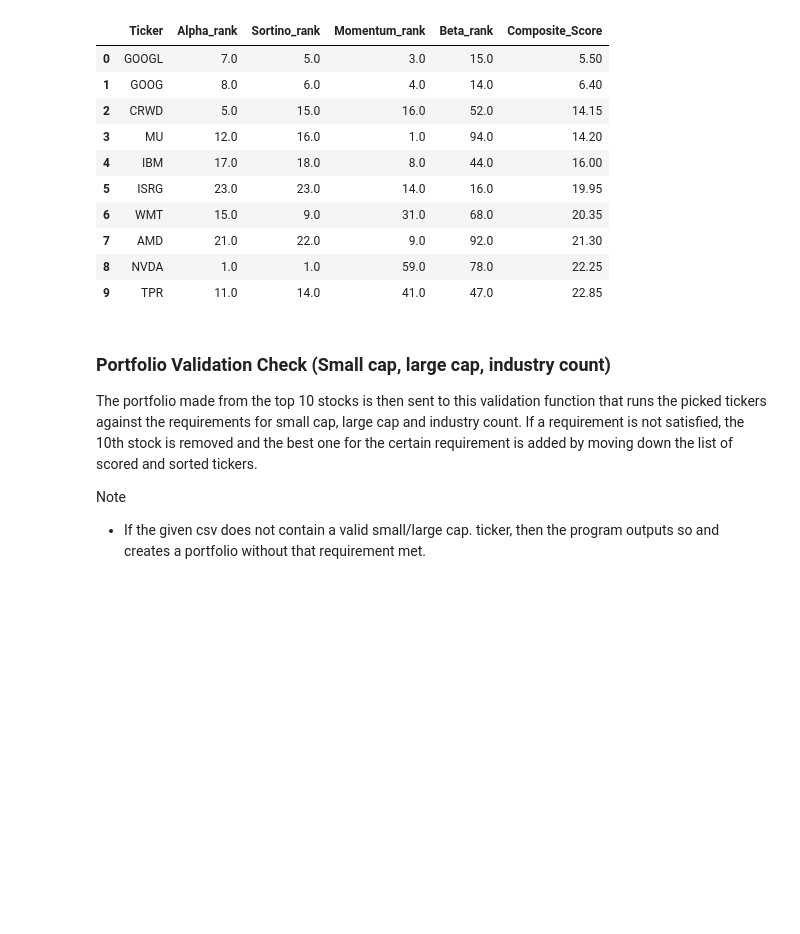
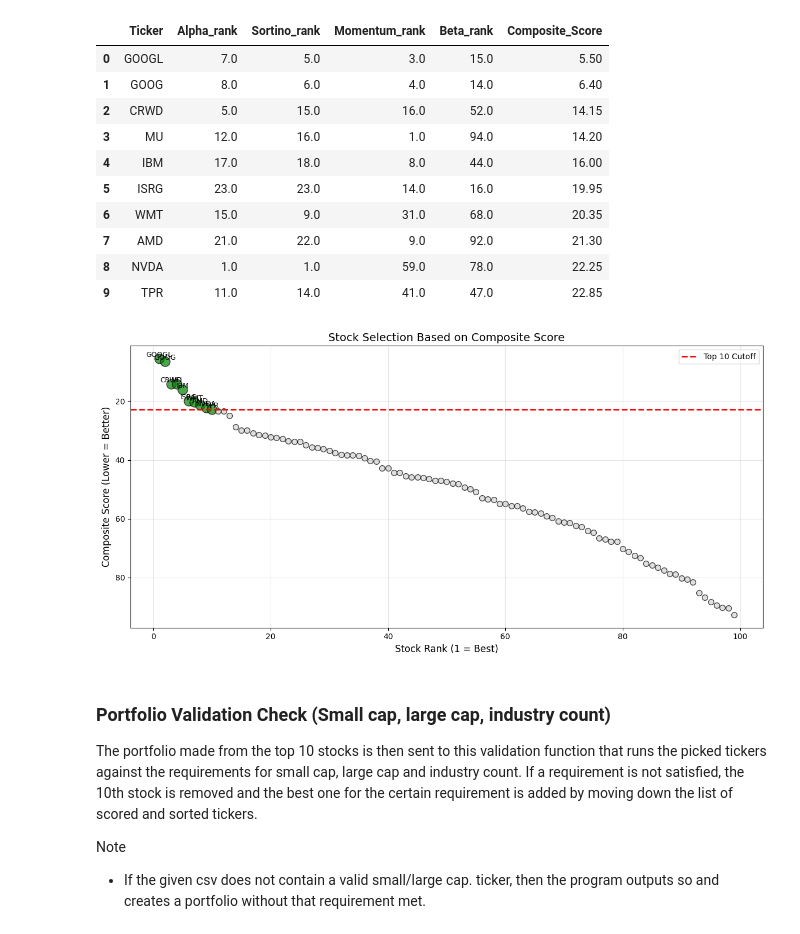
Before and after one commit to aadya-khanna/cfm-team-assignment, a Jupyter notebook: Team_14_Assignment.ipynb, the cells around one changed output. Cells and saved outputs as stored; diff of their text form; code cells hidden in the pictures; blank space fills up the shorter version.

Commit message:
Incorporation of Added Measures, Graphs, and Valuable Depictions to Enforce Assignment Reasoning

```diff
--- a/Team_14_Assignment.ipynb
+++ b/Team_14_Assignment.ipynb
@@ -631,6 +575,40 @@ top_x_stocks_beforeCHECK
 | 7 | AMD | 21.0 | 22.0 | 9.0 | 92.0 | 21.30 |
 | 8 | NVDA | 1.0 | 1.0 | 59.0 | 78.0 | 22.25 |
 | 9 | TPR | 11.0 | 14.0 | 41.0 | 47.0 | 22.85 |
+# %%
+# Add a column to track which stocks we selected
+scored_df['Selected'] = scored_df['Ticker'].isin(top_x_stocks_beforeCHECK['Ticker'])
+
+# Create the plot
+fig, ax = plt.subplots(figsize=(12, 6))
+
+# Plot each stock
+for i, row in scored_df.iterrows():
+    if row['Selected']:
+        # Selected stocks are green and bigger
+        ax.scatter(i+1, row['Composite_Score'], color='green', s=150, alpha=0.7, edgecolors='black')
+        # Add the ticker label
+        ax.text(i+1, row['Composite_Score'], row['Ticker'], fontsize=9, ha='center', va='bottom')
+    else:
+        # Not selected stocks are gray and smaller
+        ax.scatter(i+1, row['Composite_Score'], color='lightgray', s=50, alpha=0.7, edgecolors='black')
+
+# Add a horizontal line showing the cutoff
+cutoff_score = scored_df['Composite_Score'].iloc[num_stocks_to_invest-1]
+ax.axhline(y=cutoff_score, color='red', linestyle='--', linewidth=2, label=f'Top {num_stocks_to_invest} Cutoff')
+
+# Labels and title
+ax.set_xlabel('Stock Rank (1 = Best)', fontsize=12)
+ax.set_ylabel('Composite Score (Lower = Better)', fontsize=12)
+ax.set_title('Stock Selection Based on Composite Score', fontsize=14)
+ax.invert_yaxis()  # Flip so lower scores are at top
+ax.legend()
+ax.grid(alpha=0.3)
+
+plt.tight_layout()
+plt.show()
+# %% [output]
+[figure, added]
 # %% [markdown]
 ### Portfolio Validation Check (Small cap, large cap, industry count)
 
```
Also changed, not shown: parts of 12 cells of this notebook.
